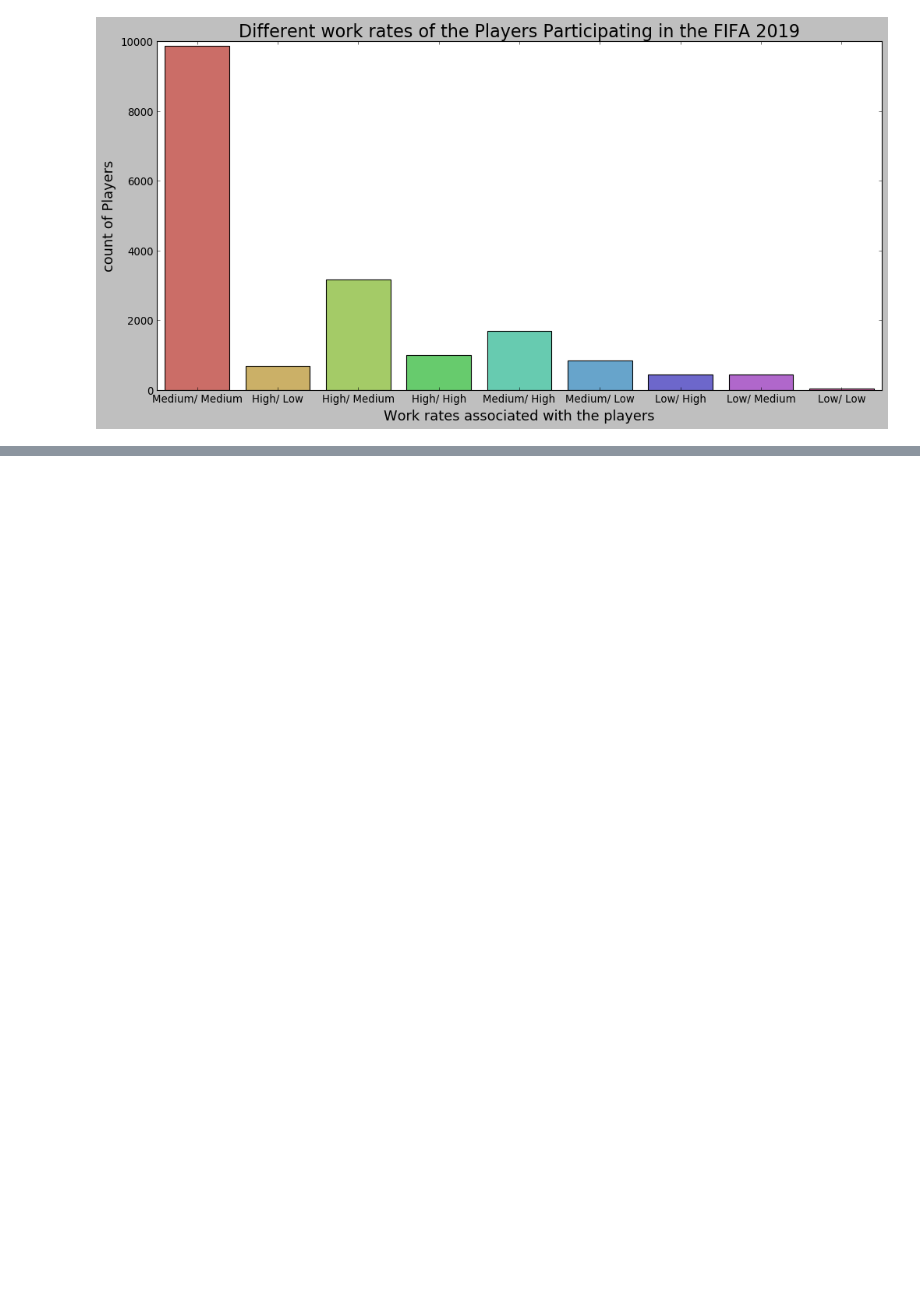
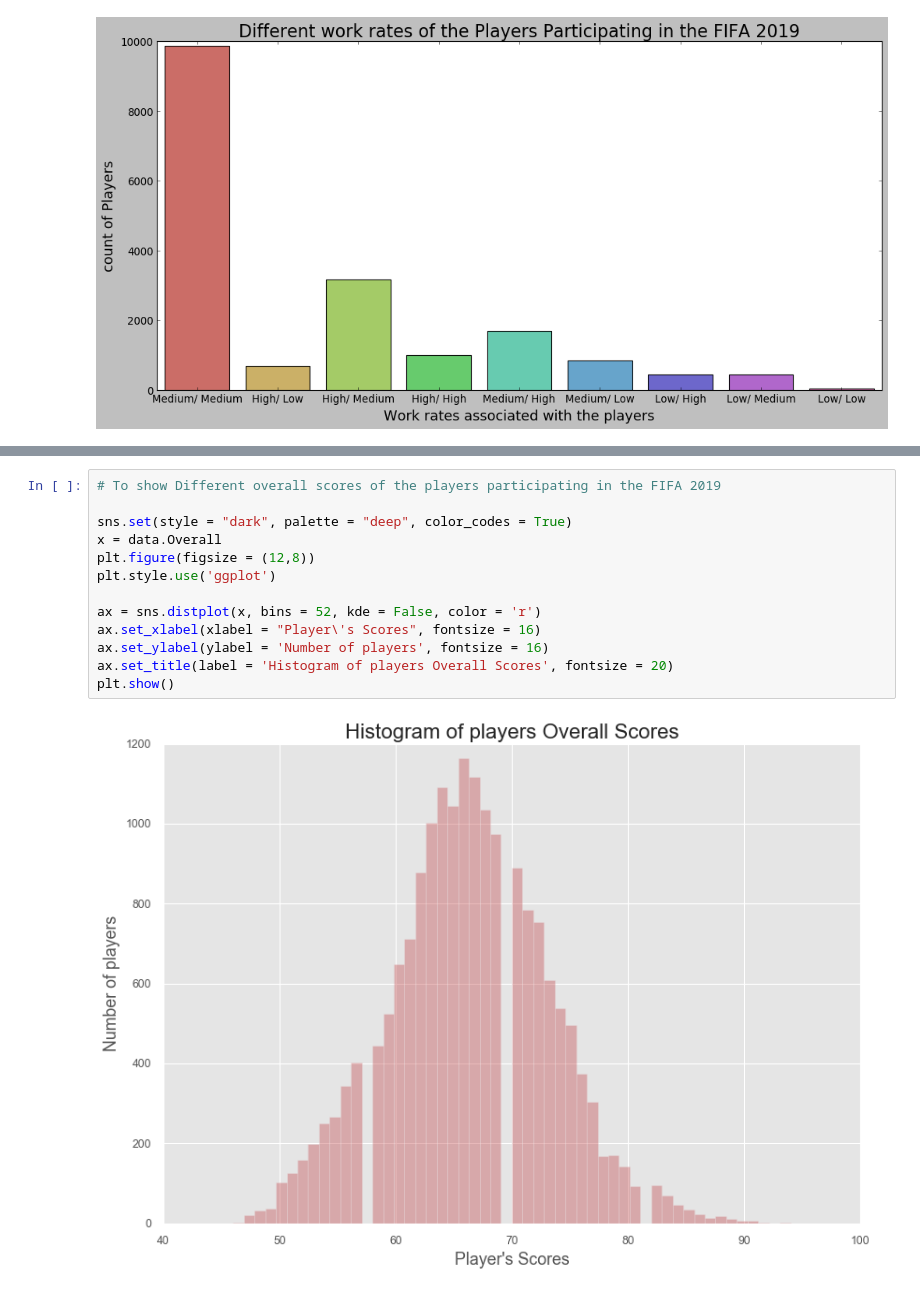
Before and after one commit to SiddarthSamdani/Fifa_Visualization, a Jupyter notebook: Fifa_Visualization.ipynb, the cells around one changed output, grey strips where cells are left out. Cells and saved outputs as stored; diff of their text form; blank space fills up the shorter version.

```diff
--- a/Fifa_Visualization.ipynb
+++ b/Fifa_Visualization.ipynb
@@ -377,0 +406,15 @@ plt.show()
+# %%
+# To show Different overall scores of the players participating in the FIFA 2019
+
+sns.set(style = "dark", palette = "deep", color_codes = True)
+x = data.Overall
+plt.figure(figsize = (12,8))
+plt.style.use('ggplot')
+
+ax = sns.distplot(x, bins = 52, kde = False, color = 'r')
+ax.set_xlabel(xlabel = "Player\'s Scores", fontsize = 16)
+ax.set_ylabel(ylabel = 'Number of players', fontsize = 16)
+ax.set_title(label = 'Histogram of players Overall Scores', fontsize = 20)
+plt.show()
+# %% [output]
+[figure, added]
```
Also changed, not shown: parts of 4 cells of this notebook.
